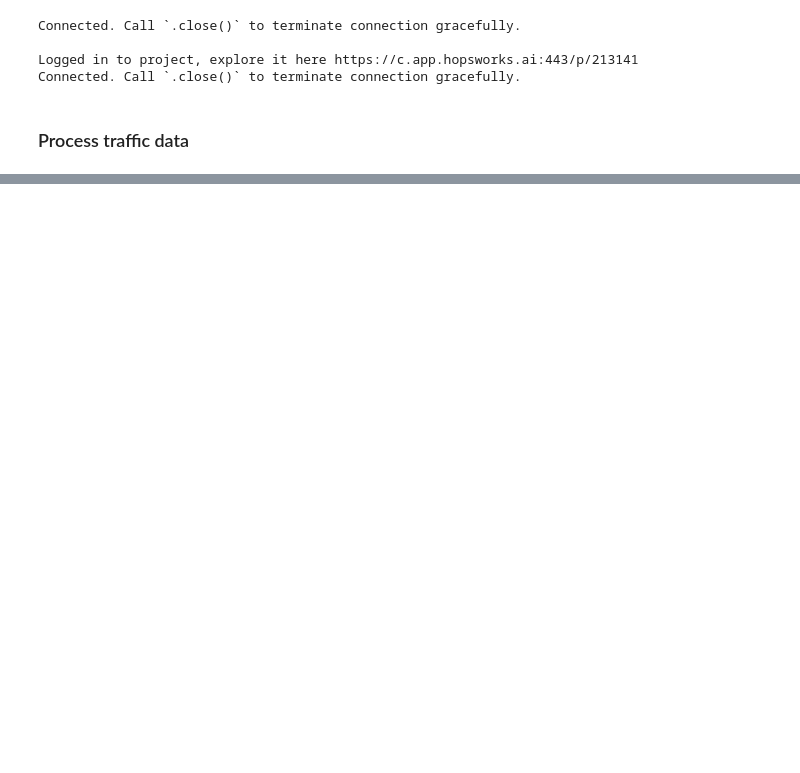
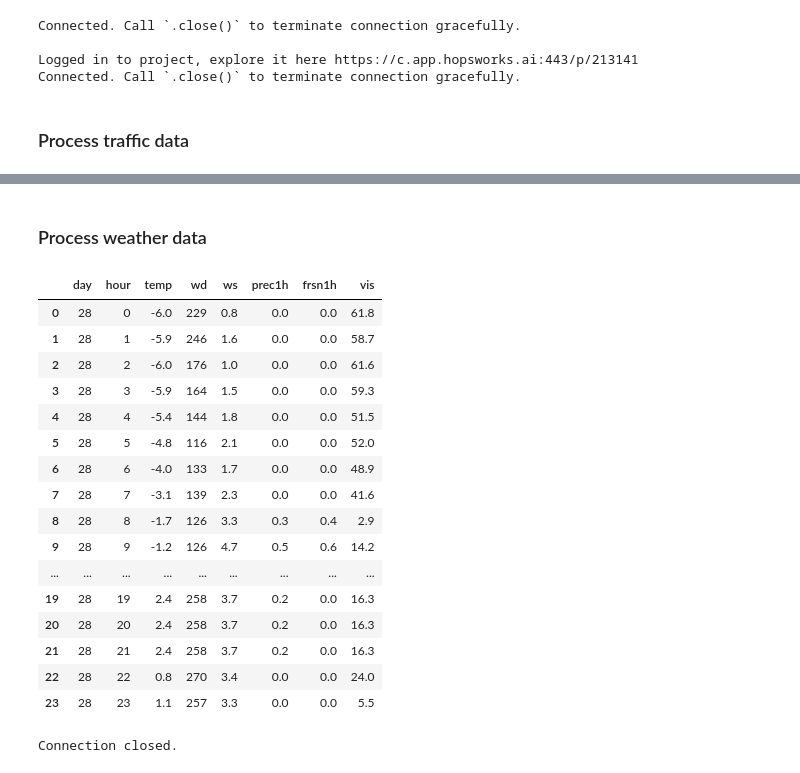
Before and after one commit to FlyingFish760/ID2223_project, a Jupyter notebook: get_testset.ipynb, the cells around one changed output, grey strips where cells are left out. Drawn from its saved outputs; the diff is of its cells as text; code cells hidden in the pictures; blank space fills up the shorter version.

Commit message:
add test set

```diff
--- a/get_testset.ipynb
+++ b/get_testset.ipynb
@@ -48,0 +74,2 @@ traffic_train
+# %% [markdown]
+### Process weather data
@@ -48,0 +93,27 @@ traffic_train
+# %%
+weather_test = pd.read_csv('weather_trainset.csv')
+# %%
+# Extract day 29 as a testset
+weather_test  = weather_test[(weather_test['day']==28)]
+# %%
+weather_test = weather_test.reset_index(drop=True)
+# %%
+weather_test
+# %% [output]
+|  | day | hour | temp | wd | ws | prec1h | frsn1h | vis |
+| 0 | 28 | 0 | -6.0 | 229 | 0.8 | 0.0 | 0.0 | 61.8 |
+| 1 | 28 | 1 | -5.9 | 246 | 1.6 | 0.0 | 0.0 | 58.7 |
+| 2 | 28 | 2 | -6.0 | 176 | 1.0 | 0.0 | 0.0 | 61.6 |
+| 3 | 28 | 3 | -5.9 | 164 | 1.5 | 0.0 | 0.0 | 59.3 |
+| 4 | 28 | 4 | -5.4 | 144 | 1.8 | 0.0 | 0.0 | 51.5 |
+| 5 | 28 | 5 | -4.8 | 116 | 2.1 | 0.0 | 0.0 | 52.0 |
+| 6 | 28 | 6 | -4.0 | 133 | 1.7 | 0.0 | 0.0 | 48.9 |
+| 7 | 28 | 7 | -3.1 | 139 | 2.3 | 0.0 | 0.0 | 41.6 |
+| 8 | 28 | 8 | -1.7 | 126 | 3.3 | 0.3 | 0.4 | 2.9 |
+| 9 | 28 | 9 | -1.2 | 126 | 4.7 | 0.5 | 0.6 | 14.2 |
+| ... | ... | ... | ... | ... | ... | ... | ... | ... |
+| 19 | 28 | 19 | 2.4 | 258 | 3.7 | 0.2 | 0.0 | 16.3 |
+| 20 | 28 | 20 | 2.4 | 258 | 3.7 | 0.2 | 0.0 | 16.3 |
+| 21 | 28 | 21 | 2.4 | 258 | 3.7 | 0.2 | 0.0 | 16.3 |
+| 22 | 28 | 22 | 0.8 | 270 | 3.4 | 0.0 | 0.0 | 24.0 |
+| 23 | 28 | 23 | 1.1 | 257 | 3.3 | 0.0 | 0.0 | 5.5 |
@@ -48,0 +123,4 @@ traffic_train
+# %%
+hopsworks.logout()
+# %% [output]
+Connection closed.
```
Also changed, not shown: parts of 10 cells of this notebook, 6 other files.
